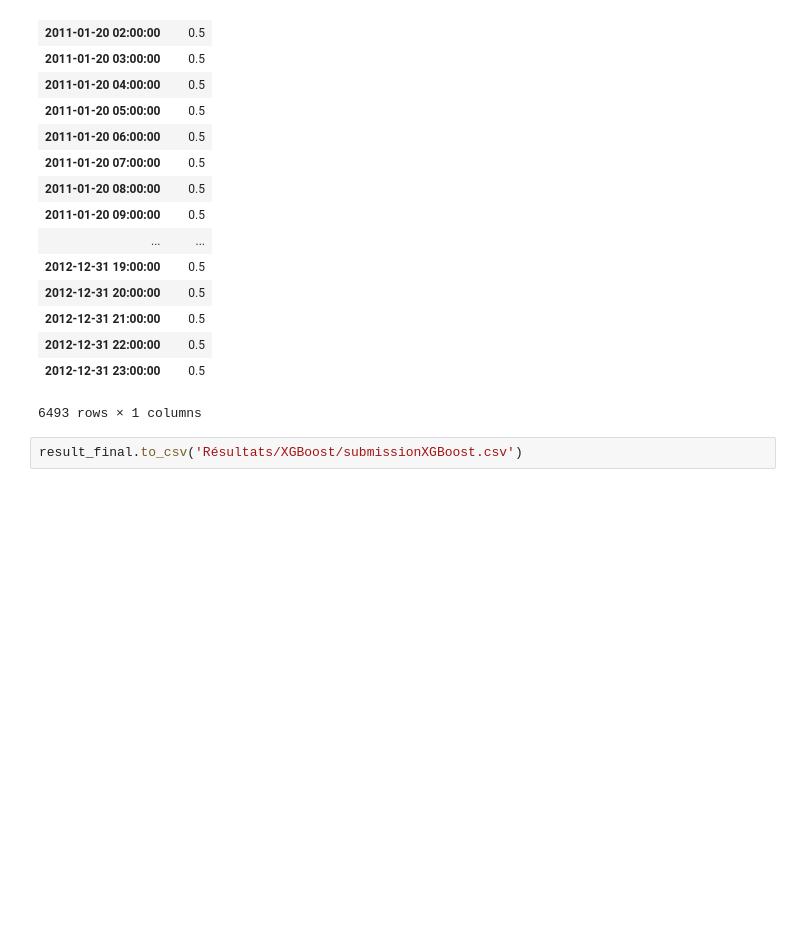
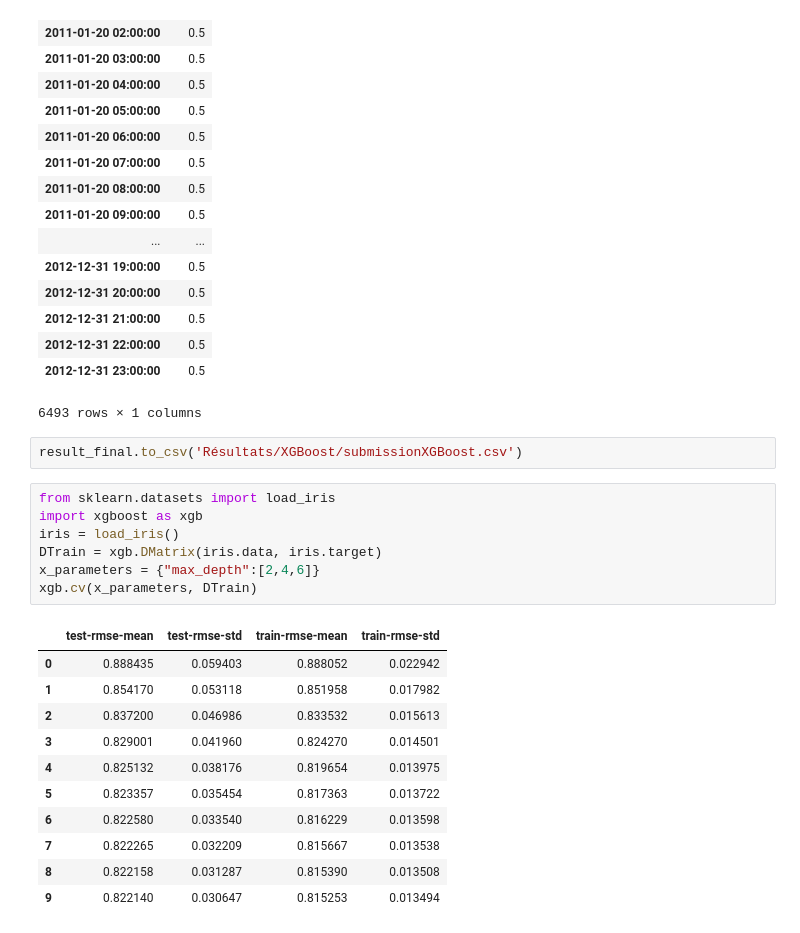
Before and after one commit to Fischmaa/projetspe, a Jupyter notebook: bikeshare/XGBoost.ipynb, the cells around one changed output. Drawn from its saved outputs; the diff is of its cells as text; blank space fills up the shorter version.

```diff
--- a/bikeshare/XGBoost.ipynb
+++ b/bikeshare/XGBoost.ipynb
@@ -190,3 +190,22 @@ result_final
 6493 rows × 1 columns
 # %%
 result_final.to_csv('Résultats/XGBoost/submissionXGBoost.csv')
+# %%
+from sklearn.datasets import load_iris
+import xgboost as xgb
+iris = load_iris()
+DTrain = xgb.DMatrix(iris.data, iris.target)
+x_parameters = {"max_depth":[2,4,6]}
+xgb.cv(x_parameters, DTrain)
+# %% [output]
+|  | test-rmse-mean | test-rmse-std | train-rmse-mean | train-rmse-std |
+| 0 | 0.888435 | 0.059403 | 0.888052 | 0.022942 |
+| 1 | 0.854170 | 0.053118 | 0.851958 | 0.017982 |
+| 2 | 0.837200 | 0.046986 | 0.833532 | 0.015613 |
+| 3 | 0.829001 | 0.041960 | 0.824270 | 0.014501 |
+| 4 | 0.825132 | 0.038176 | 0.819654 | 0.013975 |
+| 5 | 0.823357 | 0.035454 | 0.817363 | 0.013722 |
+| 6 | 0.822580 | 0.033540 | 0.816229 | 0.013598 |
+| 7 | 0.822265 | 0.032209 | 0.815667 | 0.013538 |
+| 8 | 0.822158 | 0.031287 | 0.815390 | 0.013508 |
+| 9 | 0.822140 | 0.030647 | 0.815253 | 0.013494 |
```
Also changed, not shown: 1 other file.
